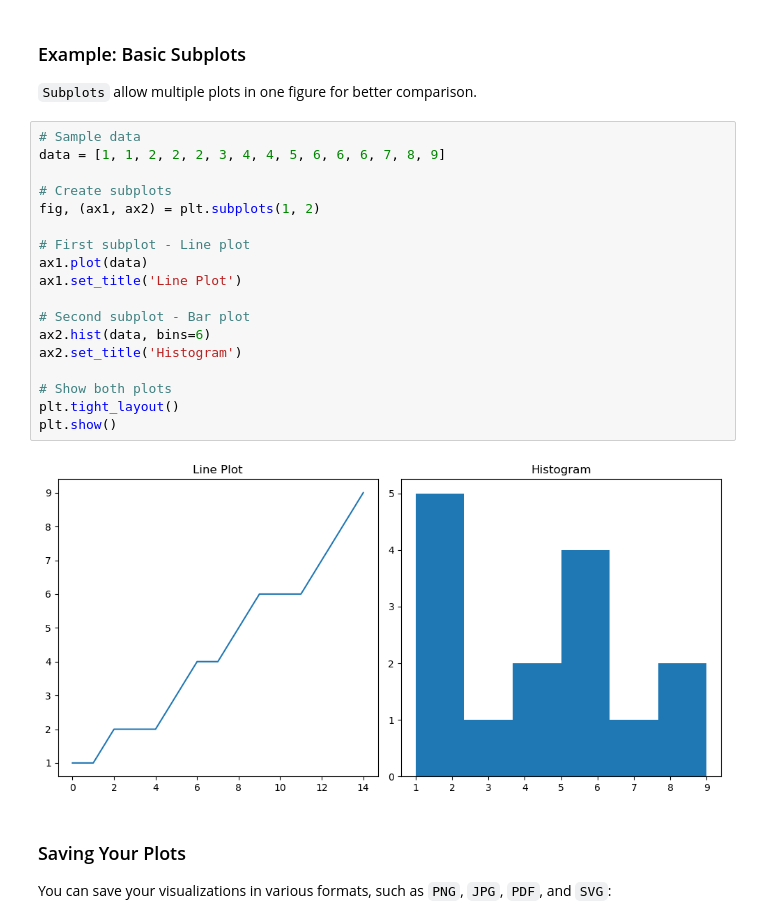
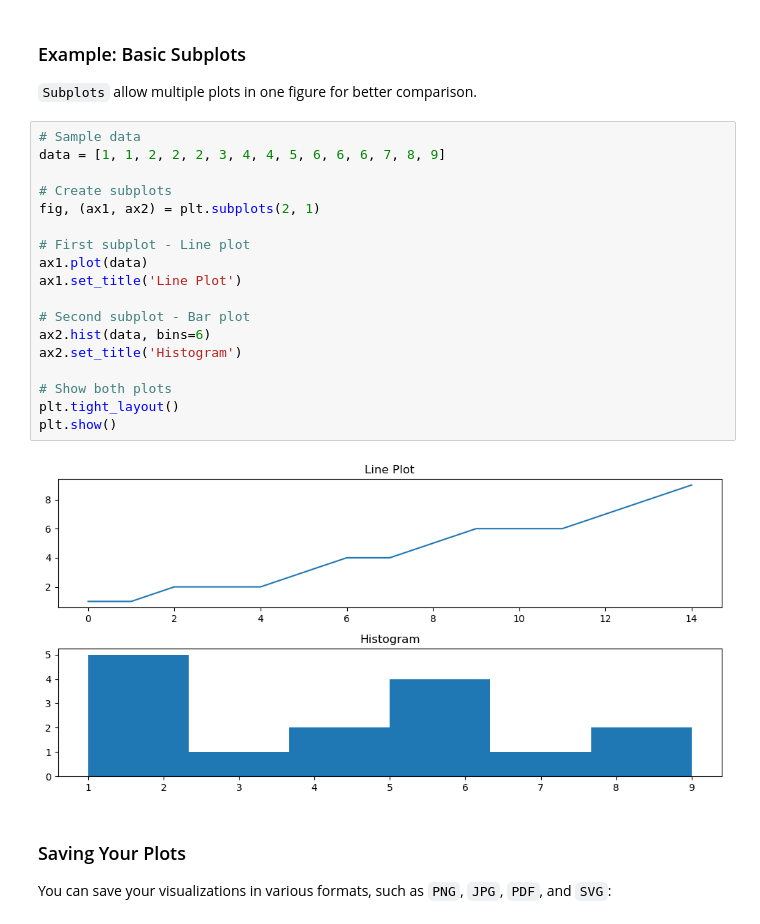
Before and after one commit to gisynw/ssj-302_V1, a Jupyter notebook: docs/Lectures/Week06_visualization.ipynb, the cells around one changed output. Drawn from its saved outputs; the diff is of its cells as text.

```diff
--- a/docs/Lectures/Week06_visualization.ipynb
+++ b/docs/Lectures/Week06_visualization.ipynb
@@ -258,23 +306,23 @@ plt.show()
 # %%
 # Sample data
 data = [1, 1, 2, 2, 2, 3, 4, 4, 5, 6, 6, 6, 7, 8, 9]
 
 # Create subplots
-fig, (ax1, ax2) = plt.subplots(1, 2)
+fig, (ax1, ax2) = plt.subplots(2, 1)
 
 # First subplot - Line plot
 ax1.plot(data)
 ax1.set_title('Line Plot')
 
 # Second subplot - Bar plot
 ax2.hist(data, bins=6)
 ax2.set_title('Histogram')
 
 # Show both plots
 plt.tight_layout()
 plt.show()
 # %% [output]
-[figure, old version]
+[figure, new version]
 # %% [markdown]
 ### Saving Your Plots
 
```
Also changed, not shown: parts of 11 cells of this notebook, 1 other file.
